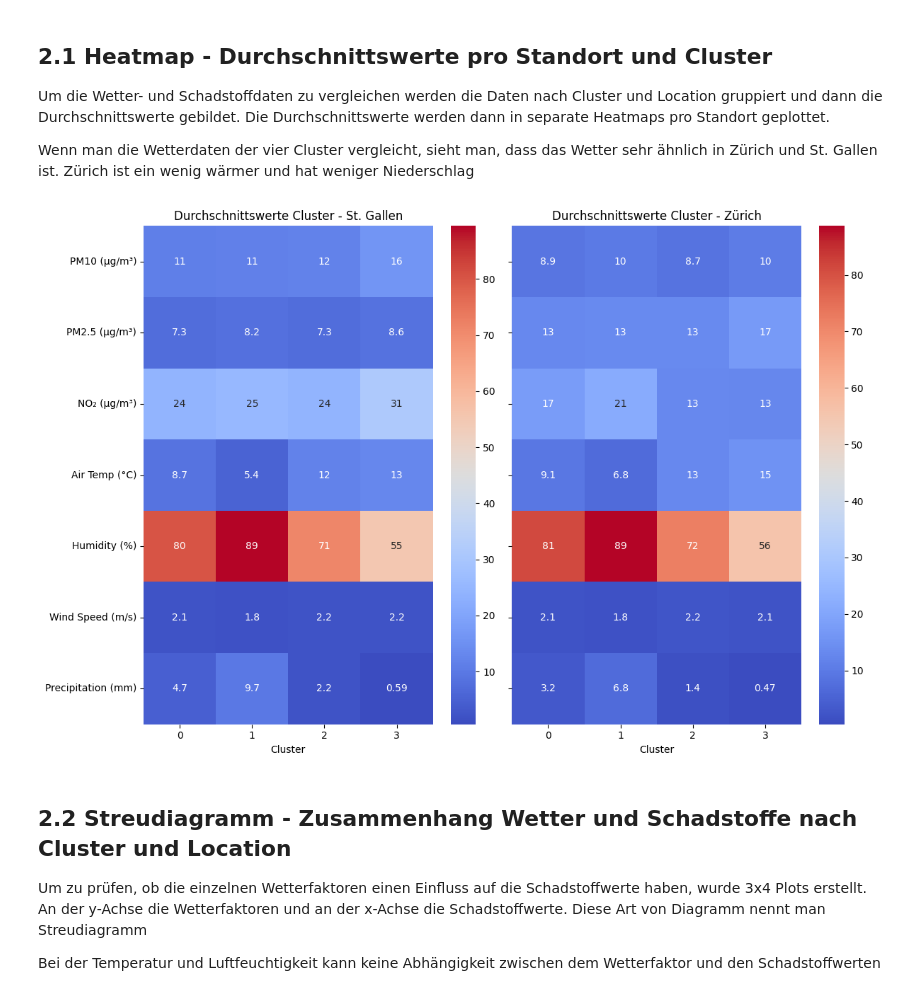
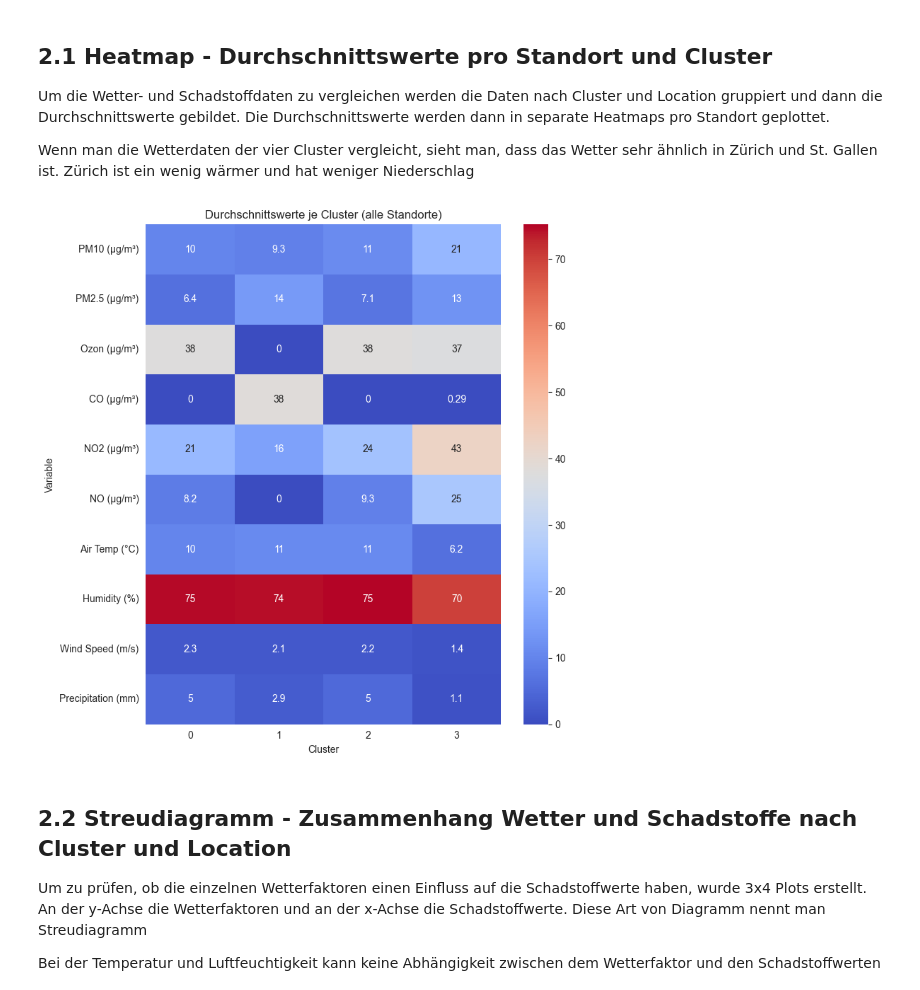
Before and after one commit to maringio/BigDataLeistungsnachweis, a Jupyter notebook: 03_Visualisation.ipynb, the cells around one changed output. Cells and saved outputs as stored; diff of their text form; code cells hidden in the pictures.

Commit message:
Visualisierungen an neue ML Logik angepasst

```diff
--- a/03_Visualisation.ipynb
+++ b/03_Visualisation.ipynb
@@ -19,50 +19,45 @@ Wenn man die Wetterdaten der vier Cluster vergleicht, sieht man, dass das Wetter
 # %%
 import matplotlib.pyplot as plt
 import seaborn as sns
 
 # Define variable names and their physical units
 label_map = {
     "PM10": "PM10 (µg/m³)",
     "PM2_5": "PM2.5 (µg/m³)",
-    "NO2": "NO₂ (µg/m³)",
+    "Ozon": "Ozon (µg/m³)",
+    "CO": "CO (µg/m³)",
+    "NO2": "NO2 (µg/m³)",
+    "NO": "NO (µg/m³)",
     "air temperature": "Air Temp (°C)",
     "air humidity": "Humidity (%)",
     "wind speed": "Wind Speed (m/s)",
     "precipitation": "Precipitation (mm)"
 }
 
-# Calculate cluster means
-cluster_means = df.groupby(["cluster", "location"])[[
-    "PM10", "PM2_5",  "NO2",
+# 🧠 Gruppierung NUR nach Cluster (ohne location!)
+cluster_means = df.groupby("cluster")[[
+    "PM10", "PM2_5",  "Ozon", "CO", "NO2", "NO",
     "air temperature",
     "air humidity",
     "wind speed",
     "precipitation"
 ]].mean().reset_index()
 
-# Generate the subplots for every location
-locations = cluster_means["location"].unique()
-n_locations = len(locations)
-fig, axes = plt.subplots(1, n_locations, figsize=(6 * n_locations, 8), sharey=True)
-if n_locations == 1:
-    axes = [axes]
+# 📊 Für die Heatmap vorbereiten
+heatmap_data = cluster_means.set_index("cluster").T
+heatmap_data.index = heatmap_data.index.map(label_map)
 
-# Generate the heatmaps for each location
-for ax, loc in zip(axes, locations):
-    data_loc = cluster_means[cluster_means["location"] == loc]
-    heatmap_data = data_loc.set_index("cluster").drop(columns=["location"]).T
-
-    # Rename index to include units
-    heatmap_data.index = heatmap_data.index.map(label_map)
-
-    sns.heatmap(heatmap_data, annot=True, cmap="coolwarm", ax=ax)
-    ax.set_title(f"Durchschnittswerte Cluster - {loc}")
-    ax.set_xlabel("Cluster")
+# 🎨 Eine gemeinsame Heatmap
+plt.figure(figsize=(8, 8))
+sns.heatmap(heatmap_data, annot=True, cmap="coolwarm")
+plt.title("Durchschnittswerte je Cluster (alle Standorte)")
+plt.xlabel("Cluster")
+plt.ylabel("Variable")
 
 plt.tight_layout()
 plt.show()
 # %% [output]
-[figure, old version]
+[figure, new version]
 # %% [markdown]
 ## 2.2 Streudiagramm - Zusammenhang Wetter und Schadstoffe nach Cluster und Location
 Um zu prüfen, ob die einzelnen Wetterfaktoren einen Einfluss auf die Schadstoffwerte haben, wurde 3x4 Plots erstellt. An der y-Achse die Wetterfaktoren und an der x-Achse die Schadstoffwerte. Diese Art von Diagramm nennt man Streudiagramm
```
Also changed, not shown: parts of 3 cells of this notebook, 2 other files.
